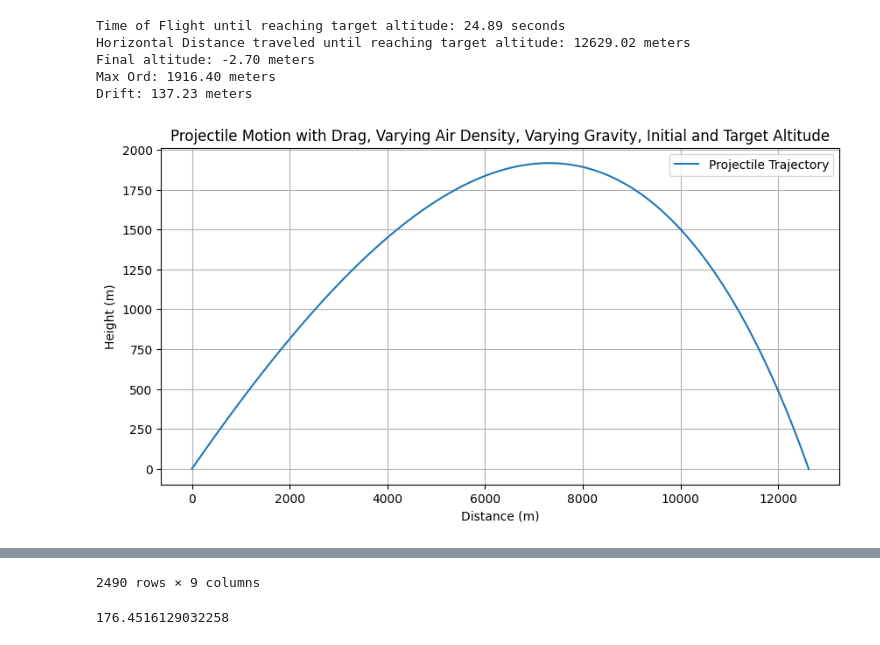
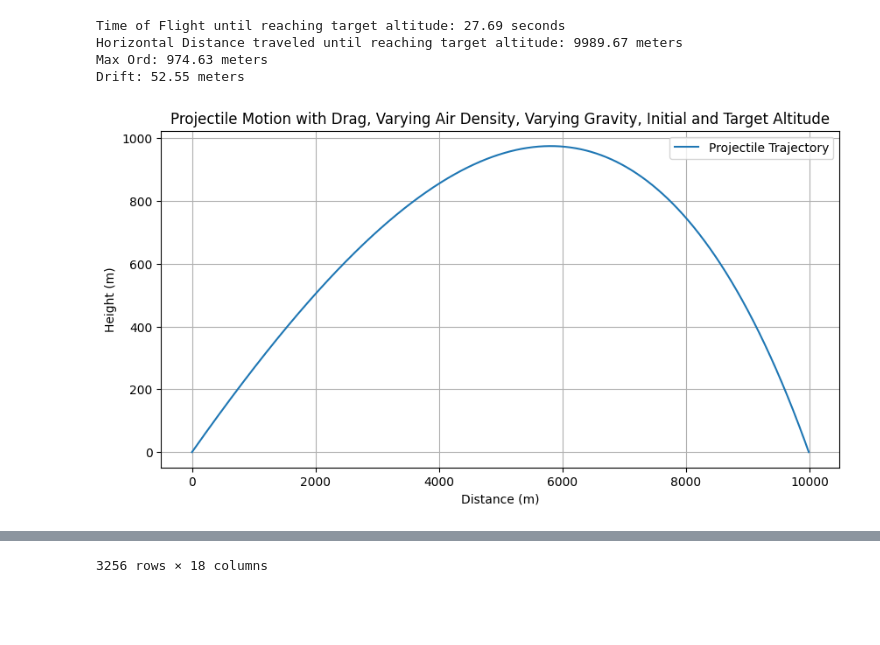
Before and after one commit to harmkenn/Python_Shots_2024, a Jupyter notebook: notebooks/AFATDS/afatds_shot_05.ipynb, the cells around one changed output, grey strips where cells are left out. Drawn from its saved outputs; the diff is of its cells as text; code cells hidden in the pictures; blank space fills up the shorter version.

```diff
--- a/notebooks/AFATDS/afatds_shot_05.ipynb
+++ b/notebooks/AFATDS/afatds_shot_05.ipynb
@@ -9,8 +9,8 @@ import pandas as pd
 gp = 9.832
 # Inputs
 # Example usage:
-v0 = 792 #m/s
-launch_angle = 424.1/3200*180 #mils to degrees
+v0 = 568 #m/s
+launch_angle = 305.7/3200*180 #mils to degrees
 mass = 103.5/2.2 # lbs to kg
 drag_coefficient = .25
 radius = .155/2
@@ -109,8 +109,8 @@ def projectile_motion_with_drag(v0, angle, mass, drag_coefficient, area, latitud
 
         # Update velocities
         vx += F_drag_x * dt
-        vy += (F_drag_y - g*(8.65432*10**-6*v0**2-.01398*v0+8.086456)) * dt
-        vz += F_total_z * dt / mass * 2.44
+        vy += (F_drag_y - g) * dt
+        vz += F_total_z * dt / mass
 
         # Update positions
         t += dt
@@ -132,45 +132,56 @@ def projectile_motion_with_drag(v0, angle, mass, drag_coefficient, area, latitud
         # Check if the projectile has reached the target altitude
         if y <= target_altitude and vy < 0:
             break
 
 
     return t, x, y, z, t_time,x_points, y_points, z_points,vx_comp,vy_comp,vz_comp,v_mag,qe
 
 # Call the function and display the results
 time_of_flight, final_x, final_y, final_z, t_time, x_vals, y_vals, z_vals, vx_comp, vy_comp,vz_comp, v_mag,qe = projectile_motion_with_drag(v0, launch_angle, mass, drag_coefficient, area, latitude, azimuth, initial_altitude, target_altitude)
 
 shotdata = pd.DataFrame({'t':t_time,'x':x_vals,'y':y_vals,'z':z_vals, 'vx':vx_comp, 'vy':vy_comp,'vz':vz_comp, 'QE':qe,'v_mag':v_mag})
+shotdata2 = shotdata
+shotdata2['t2'] = shotdata2['t'] * (v0**2*8.3784685932988*10**-7-0.00120211574427114*v0+1.26318480878614)
+shotdata2['x2'] = shotdata['x'] * (v0**2*1.2984339385335*10**-6-0.00187546325673901*v0+1.45874083097553)
+shotdata2['y2'] = shotdata['y'] * (v0**2*1.2282602669966*10**-6-0.00184705039255366*v0+1.38581268739332)
+shotdata2['drift'] = arctan(shotdata['z']/shotdata['x'])/pi*3200* (v0**2*2.0447751577913*10**-5-0.0294119701879176*v0+12.2795878968585)
+shotdata2['dx'] =  shotdata2['x2'].diff()
+shotdata2['dy'] =  shotdata2['y2'].diff()
+shotdata2['dt'] =  shotdata2['t2'].diff()
+shotdata2['qe2'] = arctan(shotdata2['dy']/shotdata2['dx'])/pi*3200
+shotdata2['v2'] = sqrt(shotdata2['dy']**2+shotdata2['dx']**2)/shotdata2['dt']
+
 shotdata.to_csv('afatds_shotdata.csv')
 
+
+
 # Note: The lateral drift is represented in the z-axis, which is not plotted in this 2D graph.
-print(f"Time of Flight until reaching target altitude: {time_of_flight:.2f} seconds")
-print(f"Horizontal Distance traveled until reaching target altitude: {final_x:.2f} meters")
-print(f"Final altitude: {final_y:.2f} meters")
-print(f"Max Ord: {max(y_vals):.2f} meters")
+print(f"Time of Flight until reaching target altitude: {max(shotdata2['t2']):.2f} seconds")
+print(f"Horizontal Distance traveled until reaching target altitude: {max(shotdata2['x2']):.2f} meters")
+print(f"Max Ord: {max(shotdata2['y2']):.2f} meters")
 print(f"Drift: {max(z_vals):.2f} meters")
 
-aa_dist = final_x
+aa_dist = max(shotdata2['x2'])
 aa_qe = min(qe)
 aa_v = v_mag[-1]
-aa_maxord = max(y_vals)
+aa_maxord = max(shotdata2['y2'])
 aa_drift_Meters = max(z_vals)
 aa_drift_mils = tan(max(z_vals)/final_x)/pi*3200
-aa_tof = time_of_flight
+aa_tof = max(shotdata2['t2'])
 # Plotting the trajectory
 plt.figure(figsize=(10, 5))
-plt.plot(x_vals, y_vals, label='Projectile Trajectory')
+plt.plot(shotdata2['x2'],shotdata2['y2'], label='Projectile Trajectory')
 plt.title('Projectile Motion with Drag, Varying Air Density, Varying Gravity, Initial and Target Altitude')
 plt.xlabel('Distance (m)')
 plt.ylabel('Height (m)')
 plt.legend()
 plt.grid(True)
 plt.show()
 
-shotdata
+shotdata2
 # %% [output]
-Time of Flight until reaching target altitude: 24.89 seconds
-Horizontal Distance traveled until reaching target altitude: 12629.02 meters
-Final altitude: -2.70 meters
-Max Ord: 1916.40 meters
-Drift: 137.23 meters
+Time of Flight until reaching target altitude: 27.69 seconds
+Horizontal Distance traveled until reaching target altitude: 9989.67 meters
+Max Ord: 974.63 meters
+Drift: 52.55 meters
-[figure, old version]
+[figure, new version]
@@ -189,5 +200 @@ Drift: 137.23 meters
-2490 rows × 9 columns
+3256 rows × 18 columns
-# %%
-spin_rate
-# %% [output]
-176.4516129032258
```
Also changed, not shown: parts of 1 cell of this notebook, 2 other files.
